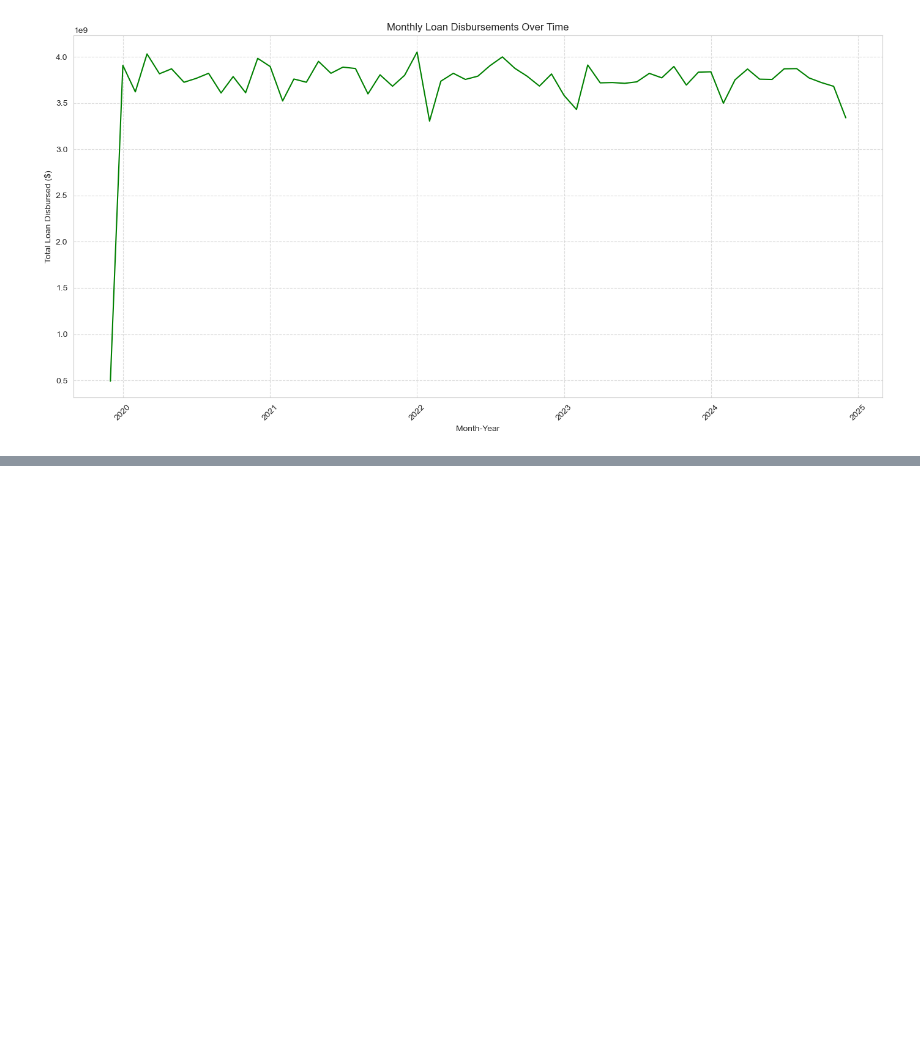
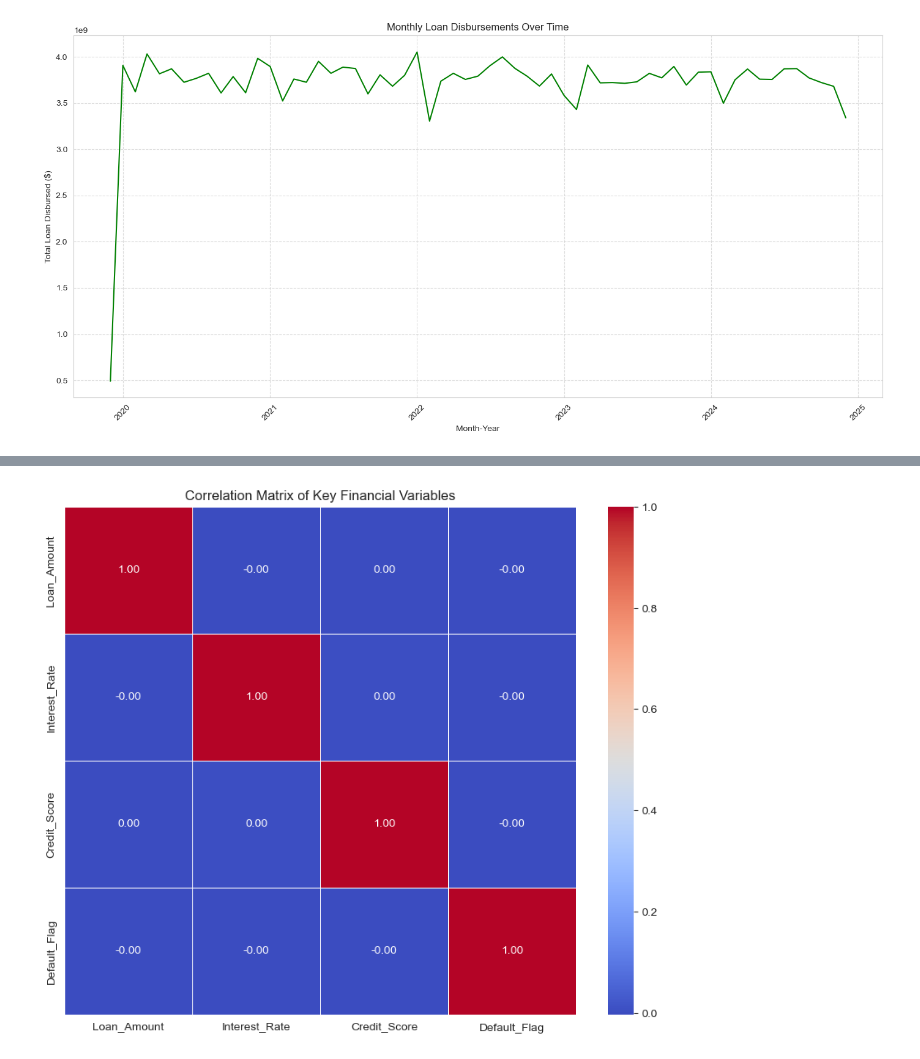
Before and after one commit to nisithasadangi/hv_assignment_28M_12A, a Jupyter notebook: assignment.ipynb, the cells around one changed output, grey strips where cells are left out. Saved outputs shown, nothing was run; the diff lists cells and outputs as text; code cells hidden in the pictures; blank space fills up the shorter version.

Commit message:
Default Risk Analysis

```diff
--- a/assignment.ipynb
+++ b/assignment.ipynb
@@ -575,0 +586,12 @@ plt.show()
+# %%
+df_loans['Default_Flag'] = df_loans['Loan_ID'].isin(df_defaults['Loan_ID']).astype(int)
+
+# Merge df_loans with df_customers to get 'Credit_Score'
+correlation_df = pd.merge(df_loans, df_customers[['Customer_ID', 'Credit_Score']], on='Customer_ID', how='left')
+
+# Select relevant columns for correlation
+correlation_columns = ['Loan_Amount', 'Interest_Rate', 'Credit_Score', 'Default_Flag']
+correlation_matrix = correlation_df[correlation_columns].corr()
+
+print('Correlation Matrix:')
+display(correlation_matrix)
@@ -575,0 +605,7 @@ plt.show()
+# %%
+plt.figure(figsize=(10, 8))
+sns.heatmap(correlation_matrix, annot=True, cmap='coolwarm', fmt='.2f', linewidths=.5)
+plt.title('Correlation Matrix of Key Financial Variables')
+plt.show()
+# %% [output]
+[figure, added]
```
Also changed, not shown: parts of 4 cells of this notebook.
